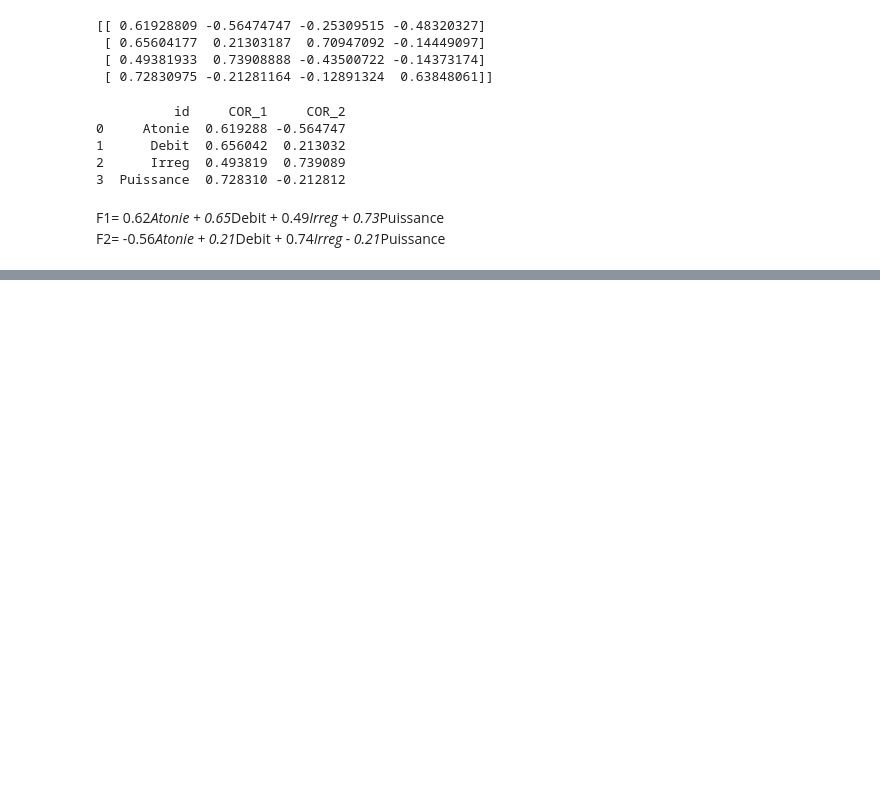
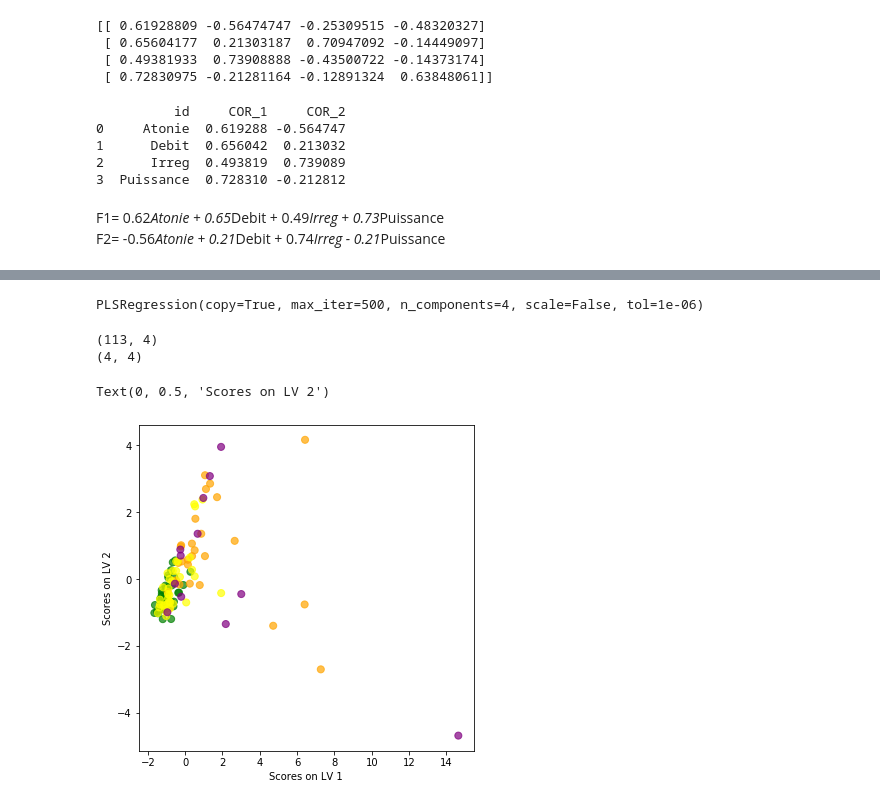
Before and after one commit to amandinebru/Projet_Parkinson, a Jupyter notebook: premier test.ipynb, the cells around one changed output, grey strips where cells are left out. Saved outputs shown, nothing was run; the diff lists cells and outputs as text; code cells hidden in the pictures; blank space fills up the shorter version.

```diff
--- a/premier test.ipynb
+++ b/premier test.ipynb
@@ -455,0 +464,5 @@ F2 tonicité?
+# %%
+plsr = PLSRegression(n_components=4, scale=False)
+plsr.fit(data[['Atonie','Debit','Irreg','Puissance']].values, data['Classe'])
+# %% [output]
+PLSRegression(copy=True, max_iter=500, n_components=4, scale=False, tol=1e-06)
@@ -455,0 +471,26 @@ F2 tonicité?
+# %%
+#Scores and weights:
+plsr.x_scores_
+print(np.shape(plsr.x_scores_)) #on retrouve bien 113 lignes pour chaque individus et 4 colonnes pour chaque variable
+#le score décrit la position de chaque échantillon par rapport a la variable latente
+#le poids correspond a la contribution de chaque variable a chaque variable latente`
+print(plsr.x_weights_.shape) # on a 4 colonnes pr chaque variable latente
+# %% [output]
+(113, 4)
+(4, 4)
+# %%
+colormap = {
+    '0': 'green',
+    '1': 'orange',
+    '3':'purple',
+    '2':'yellow'
+}
+colorlist = [colormap[str(c)] for c in data['Classe']]
+# %%
+scores = pd.DataFrame(plsr.x_scores_)
+ax = scores.plot(x=0, y=1, kind='scatter', s=50, alpha=0.7, c=colorlist, figsize=(6,6))
+ax.set_xlabel('Scores on LV 1')
+ax.set_ylabel('Scores on LV 2')
+# %% [output]
+Text(0, 0.5, 'Scores on LV 2')
+[figure, added]
```
Also changed, not shown: parts of 19 cells of this notebook.
